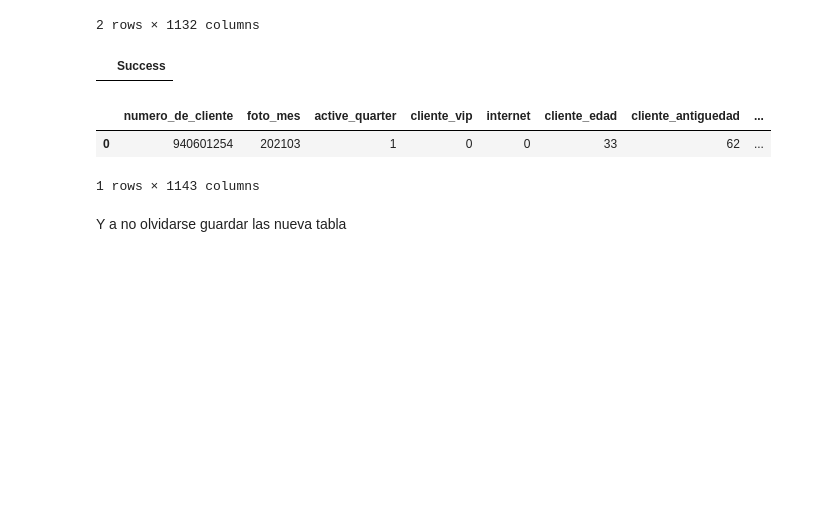
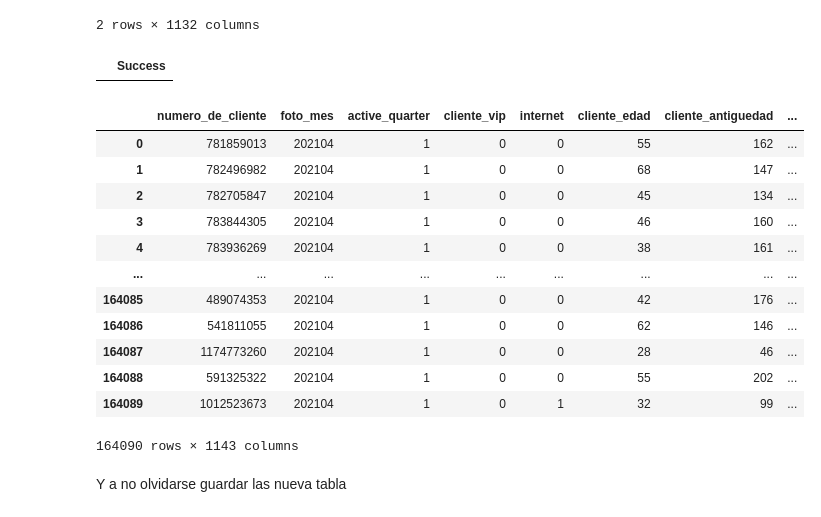
Before and after one commit to dmecoyfin/dmeyf2024, a Jupyter notebook: src/Competencia_1/Feature_Engineering_en_SQL.ipynb, the cells around one changed output. Saved outputs shown, nothing was run; the diff lists cells and outputs as text; code cells hidden in the pictures; blank space fills up the shorter version.

```diff
--- a/src/Competencia_1/Feature_Engineering_en_SQL.ipynb
+++ b/src/Competencia_1/Feature_Engineering_en_SQL.ipynb
@@ -1493,11 +1502,21 @@ ON inter3.numero_de_cliente = p_rank.numero_de_cliente
 # %%
 %%sql
 select * from competencia_01_fe
-limit 1
+where foto_mes=202104
 # %% [output]
 |  | numero_de_cliente | foto_mes | active_quarter | cliente_vip | internet | cliente_edad | cliente_antiguedad | ... |
-| 0 | 940601254 | 202103 | 1 | 0 | 0 | 33 | 62 | ... |
+| 0 | 781859013 | 202104 | 1 | 0 | 0 | 55 | 162 | ... |
+| 1 | 782496982 | 202104 | 1 | 0 | 0 | 68 | 147 | ... |
+| 2 | 782705847 | 202104 | 1 | 0 | 0 | 45 | 134 | ... |
+| 3 | 783844305 | 202104 | 1 | 0 | 0 | 46 | 160 | ... |
+| 4 | 783936269 | 202104 | 1 | 0 | 0 | 38 | 161 | ... |
+| ... | ... | ... | ... | ... | ... | ... | ... | ... |
+| 164085 | 489074353 | 202104 | 1 | 0 | 0 | 42 | 176 | ... |
+| 164086 | 541811055 | 202104 | 1 | 0 | 0 | 62 | 146 | ... |
+| 164087 | 1174773260 | 202104 | 1 | 0 | 0 | 28 | 46 | ... |
+| 164088 | 591325322 | 202104 | 1 | 0 | 0 | 55 | 202 | ... |
+| 164089 | 1012523673 | 202104 | 1 | 0 | 1 | 32 | 99 | ... |
-1 rows × 1143 columns
+164090 rows × 1143 columns
 # %% [markdown]
 Y a no olvidarse guardar las nueva tabla
 # %%
```
Also changed, not shown: parts of 23 cells of this notebook, 2 other files.
